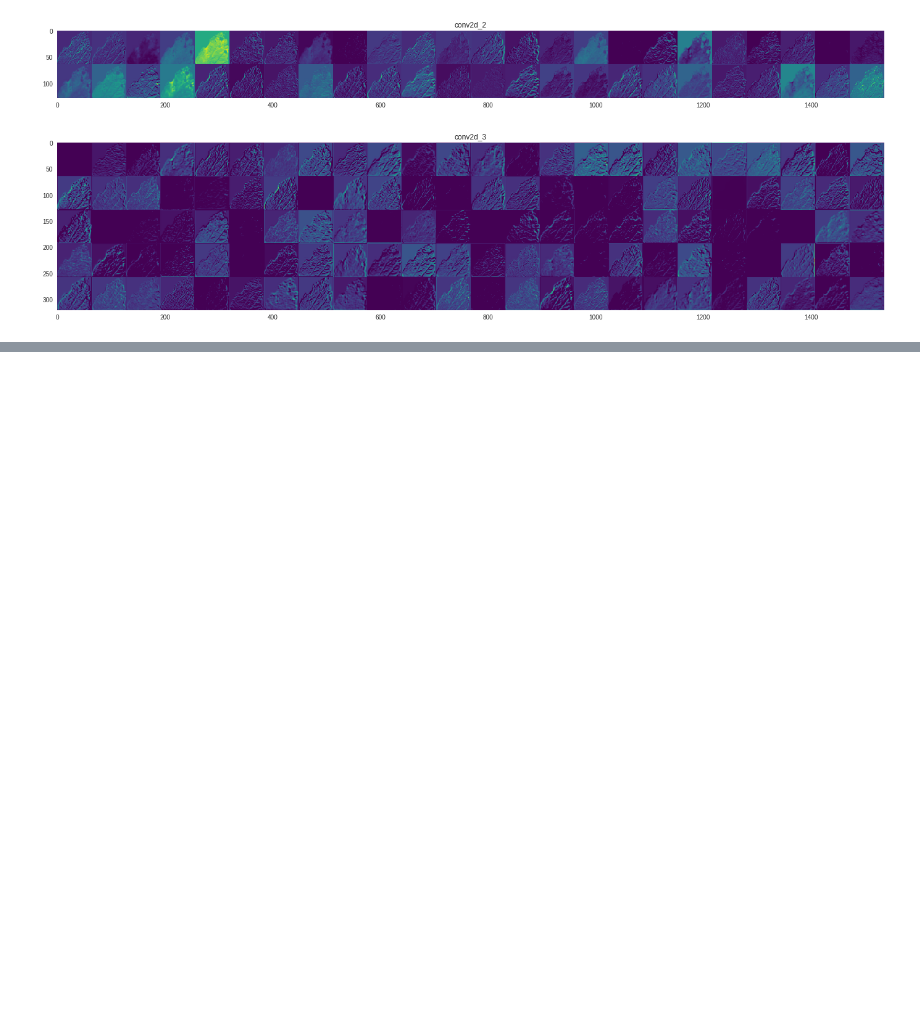
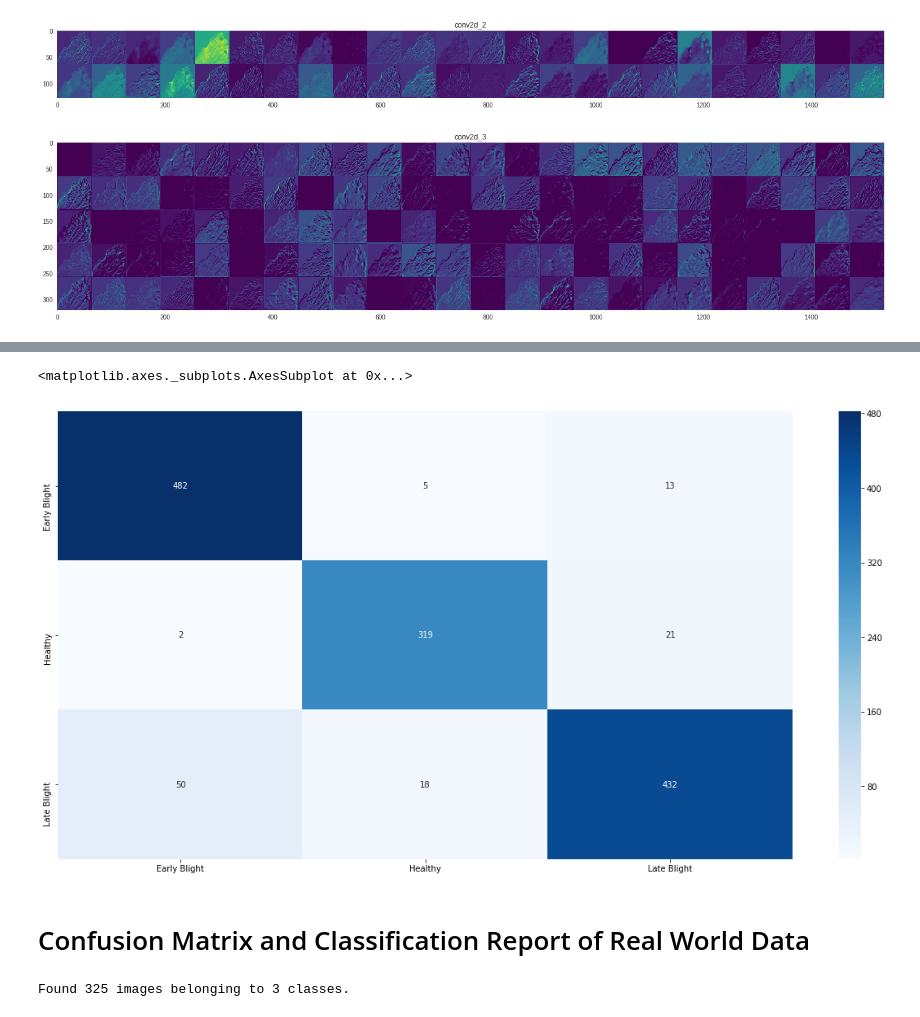
Before and after one commit to Praneet9/Plant_Monitor, a Jupyter notebook: Praneet/Potatoes_Test/Transfer_Learning/VGG16/Plant_Monitoring_vgg16.ipynb, the cells around one changed output, grey strips where cells are left out. Saved outputs shown, nothing was run; the diff lists cells and outputs as text; code cells hidden in the pictures; blank space fills up the shorter version.

Commit message:
confusion matrix for VGG16 done

```diff
--- a/Praneet/Potatoes_Test/Transfer_Learning/VGG16/Plant_Monitoring_vgg16.ipynb
+++ b/Praneet/Potatoes_Test/Transfer_Learning/VGG16/Plant_Monitoring_vgg16.ipynb
@@ -323,0 +348,26 @@ for layer_name, layer_activation in zip(layer_names, activations): # Displays th
+# %%
+test_datagen = ImageDataGenerator(
+        rescale=1./255,
+        featurewise_center=False,  # set input mean to 0 over the dataset
+        samplewise_center=False,  # set each sample mean to 0
+        shear_range=0.4,
+        zoom_range=0.5,
+        featurewise_std_normalization=False,  # divide inputs by std of the dataset
+        samplewise_std_normalization=False,  # divide each input by its std
+        zca_whitening=False,  # apply ZCA whitening
+        # randomly rotate images in the range (degrees, 0 to 180)
+        rotation_range=180,
+        # randomly shift images horizontally (fraction of total width)
+        width_shift_range=0.4,
+        # randomly shift images vertically (fraction of total height)
+        height_shift_range=0.4,
+        horizontal_flip=True,  # randomly flip images
+        vertical_flip=True)  # randomly flip images
+
+test_generator = test_datagen.flow_from_directory(
+        '../../../../dataset/dataset/test/',
+        target_size=(img_rows, img_cols),
+        color_mode="rgb",
+        batch_size=32,
+        class_mode="categorical",
+        shuffle=False,)
@@ -323,0 +376,9 @@ for layer_name, layer_activation in zip(layer_names, activations): # Displays th
+# %%
+Y_pred = model.predict_generator(test_generator, test_generator.samples // test_generator.batch_size + 1)
+y_pred = np.argmax(Y_pred, axis=1)
+# print('******************Confusion Matrix******************')
+c_mat = confusion_matrix(test_generator.classes, y_pred)
+print('******************Classification Report******************')
+target_names = ['Early Blight','Healthy','Late Blight']
+cls_report = classification_report(test_generator.classes, y_pred, target_names=target_names)
+print(cls_report)
@@ -323,0 +400,21 @@ for layer_name, layer_activation in zip(layer_names, activations): # Displays th
+# %%
+# c_mat = np.array(c_mat, dtype = np.int64)
+df_cm = pd.DataFrame(c_mat, index = [i for i in target_names],
+                  columns = [i for i in target_names])
+plt.figure(figsize = (20,10))
+sn.heatmap(df_cm, annot=True,cmap='Blues', fmt='g')
+# %% [output]
+<matplotlib.axes._subplots.AxesSubplot at 0x...>
+[figure, added]
+# %% [markdown]
+# Confusion Matrix and Classification Report of Real World Data
+# %%
+real_world_data = test_datagen.flow_from_directory(
+        '../../../../dataset/validation/',
+        target_size=(img_rows, img_cols),
+        color_mode="rgb",
+        batch_size=32,
+        class_mode="categorical",
+        shuffle=False,)
+# %% [output]
+Found 325 images belonging to 3 classes.
```
Also changed, not shown: parts of 9 cells of this notebook.
